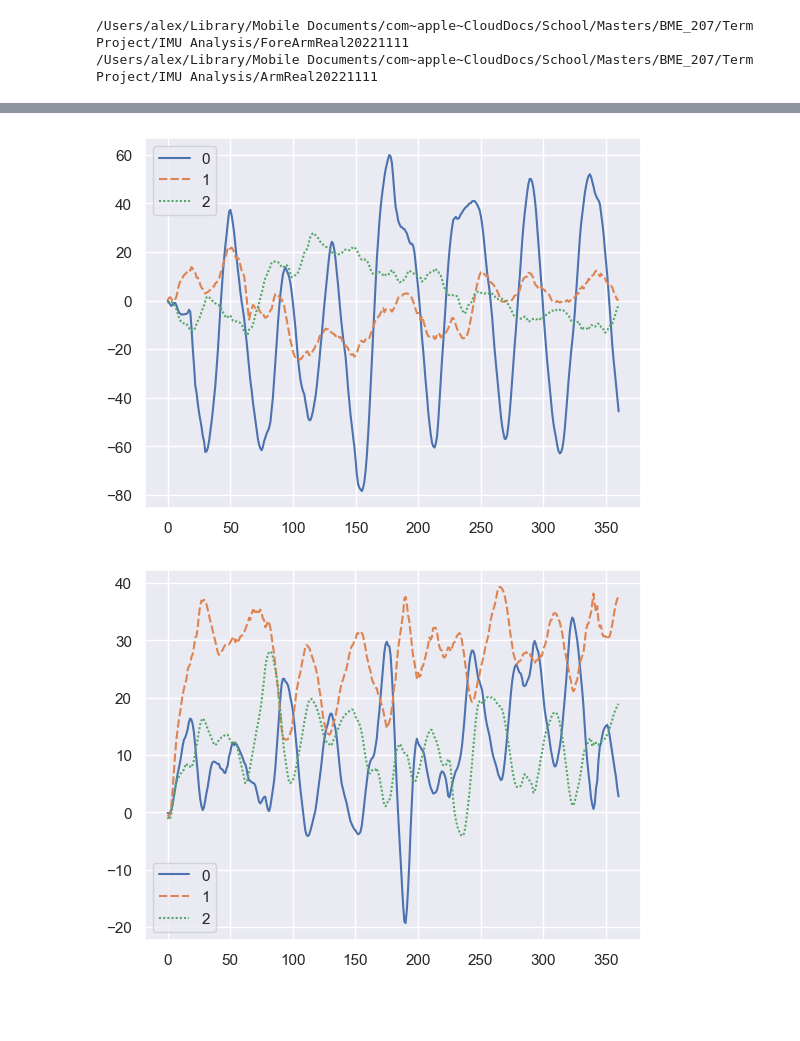
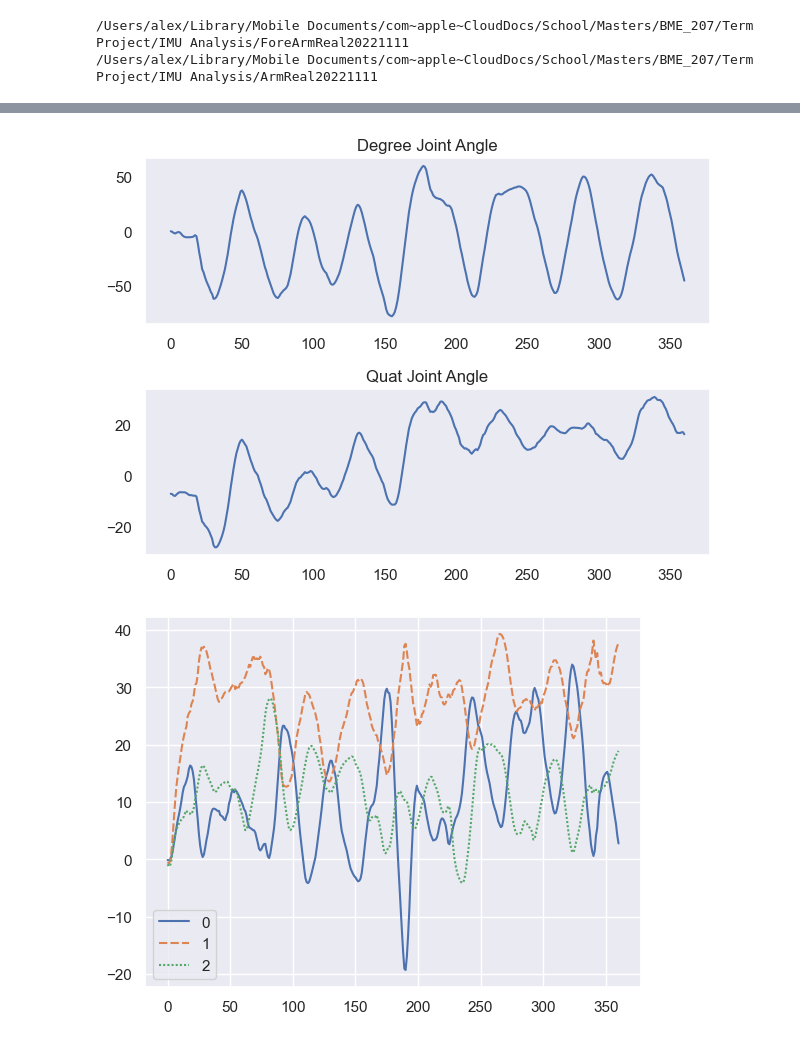
Before and after one commit to alejandromango/IMU-Analysis, a Jupyter notebook: SingleIMUGyrAngleSmarter.ipynb, the cells around one changed output, grey strips where cells are left out. Cells and saved outputs as stored; diff of their text form; code cells hidden in the pictures; blank space fills up the shorter version.

Commit message:
Add magnetometer and quat angle plots

```diff
--- a/SingleIMUGyrAngleSmarter.ipynb
+++ b/SingleIMUGyrAngleSmarter.ipynb
@@ -104,6 +104,18 @@ mData = numpy.array([numpy.array(mFore), numpy.array(mArm)])
 # %% [output]
 /Users/alex/Library/Mobile Documents/com~apple~CloudDocs/School/Masters/BME_207/Term Project/IMU Analysis/ForeArmReal20221111
 /Users/alex/Library/Mobile Documents/com~apple~CloudDocs/School/Masters/BME_207/Term Project/IMU Analysis/ArmReal20221111
+# %%
+corr = numpy.correlate(gArm[:,0] - numpy.mean(gArm[:,0]), gFore[:,0] - numpy.mean(gFore[:,0]), mode='full')
+lag = corr.argmax() - (len(gArm[:,0]) - 1)
+gArm = gArm[lag:]
+gFore = gFore[:-lag]
+aArm = aArm[lag:]
+aFore = aFore[:-lag]
+mArm = mArm[lag:]
+mFore = mFore[:-lag]
+gData = numpy.array([numpy.array(gFore[:]), numpy.array(gArm[:])])
+aData = numpy.array([numpy.array(aFore[:]), numpy.array(aArm[:])])
+mData = numpy.array([numpy.array(mFore[:]), numpy.array(mArm[:])])
 # %%
 # Playing with quaternions
 vqfOffline1 = offlineVQF(gData[0], aData[0], mData[0], reSampleRate)
@@ -127,6 +139,7 @@ for i in range(len(vqfOffline2['quat9D'])):
     quatStep = VQF.quatMultiply(VQF.quatConj(vqfOffline2['quat9D'][i]), vqfOffline1['quat9D'][i])
     jointAngleQuat.append(quatStep)
     jointAngleEuler.append(getEulerAngles(quatStep))
+jointAngleQuat = numpy.array(jointAngleQuat)
 plt.figure()
 plt.subplot(211)
 plt.plot(jointAngleQuat)
@@ -162,14 +157,25 @@ gData = numpy.array([numpy.array(gFore[:]), numpy.array(gArm[:])])
 # %%
 # Calculate time delta between samples in seconds
 deltat = reSampleRate#numpy.average(numpy.diff(foreArmGData['Time (s)'].values))
 # Calculate angle moved for each time step by integrating gyroscope data over time
 angleSteps = gData * deltat
 angleData = numpy.cumsum(angleSteps, axis=1)
 degreeData = numpy.rad2deg(angleData)
-seaborn.set(style="darkgrid")
-a = seaborn.lineplot(data=degreeData[0])
+# seaborn.set(style="darkgrid")
+# seaborn.lineplot(data=degreeData[0, 0])
+plt.figure()
+plt.subplot(211)
+plt.plot(degreeData[0, :, 0])
+plt.title('Degree Joint Angle')
+plt.grid()
+plt.subplot(212)
+plt.plot(-numpy.rad2deg(jointAngleQuat[:, 0]))
+plt.grid()
+plt.title('Quat Joint Angle')
+plt.tight_layout()
+plt.show()
 # %% [output]
-[figure, old version]
+[figure, new version]
 # %%
 
 b = seaborn.lineplot(data=degreeData[1])
```
Also changed, not shown: parts of 6 cells of this notebook.
